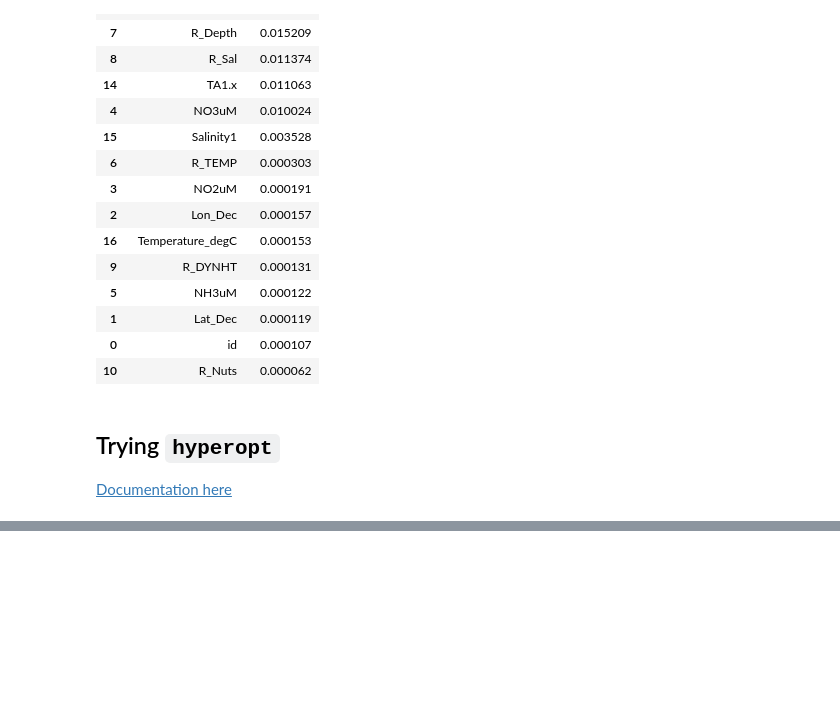
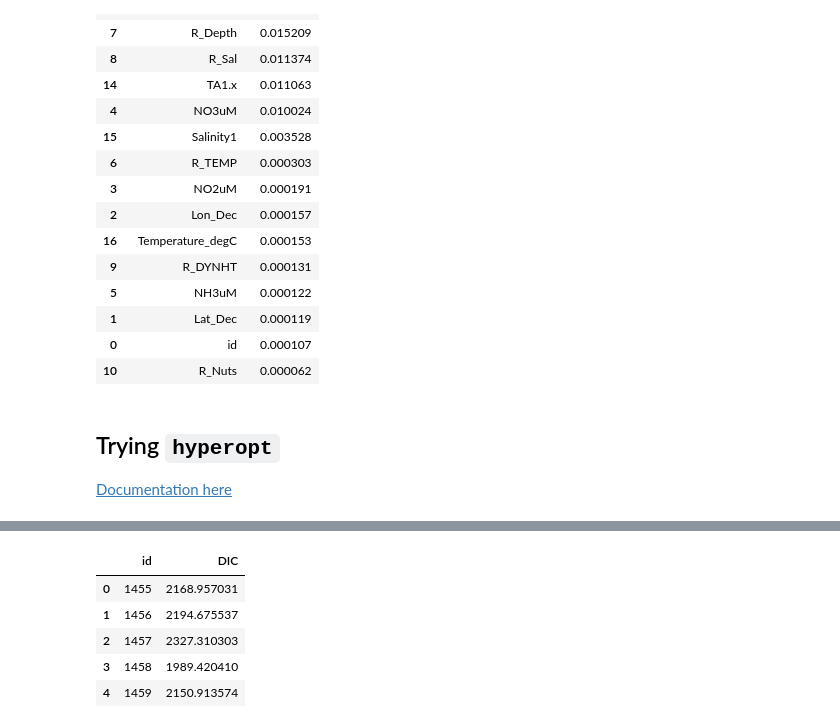
Before and after one commit to haylee360/eds232-kaggle-comp, a Jupyter notebook: xgb.ipynb, the cells around one changed output, grey strips where cells are left out. Saved outputs shown, nothing was run; the diff lists cells and outputs as text; code cells hidden in the pictures; blank space fills up the shorter version.

```diff
--- a/xgb.ipynb
+++ b/xgb.ipynb
@@ -504,4 +344,0 @@ Randomsearch Validation RMSE: 6.8878, MSE: 47.4414
-# %%
-y_pred_hyper2_test = xgb_hyper2.predict(test_df)
-test_df['DIC'] = y_pred_hyper2_test
-test_df.head()
@@ -514,0 +345,14 @@ test_df.head()
+# %%
+# Re-fit model with the entirety of the training data
+X_total = train_df.drop(columns=['id', 'DIC'], axis=1)
+y_total = train_df['DIC']
+X_test = test_df.drop(columns=['id'], axis=1)
+
+
+# Scale x_total and test_df
+scaler = StandardScaler()
+X_total_scaled = pd.DataFrame(scaler.fit_transform(X_total), columns=X_total.columns)
+X_test_scaled = pd.DataFrame(scaler.transform(X_test), columns=X_test.columns)
+
+# Fit model
+xgb_hyper.fit(X_total_scaled, y_total)
@@ -515 +372,16 @@ test_df.head()
+# %%
+# Generate predictions on scaled test data
+y_pred_total = xgb_hyper.predict(X_test_scaled)
+
+# Add DIC to test dataset
+test_df['DIC'] = y_pred_total
+submission = test_df[['id', 'DIC']]
+submission.head()
+# %% [output]
+|  | id | DIC |
+| 0 | 1455 | 2168.957031 |
+| 1 | 1456 | 2194.675537 |
+| 2 | 1457 | 2327.310303 |
+| 3 | 1458 | 1989.420410 |
+| 4 | 1459 | 2150.913574 |
 # %%
```
Also changed, not shown: parts of 22 cells of this notebook, 2 other files.
